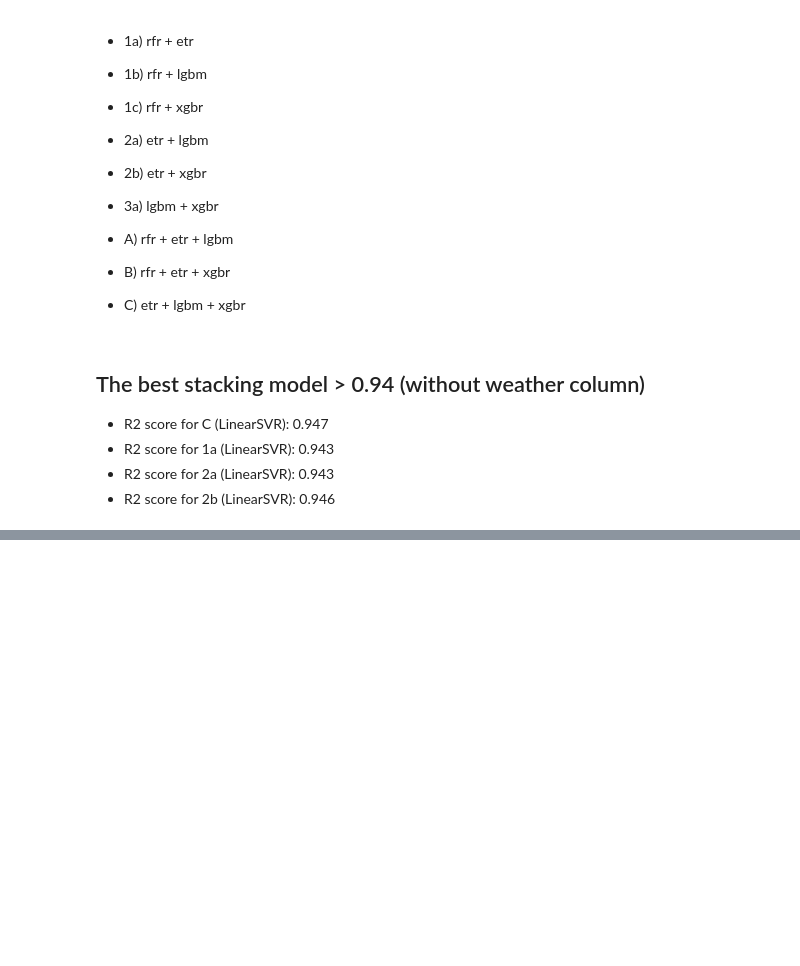
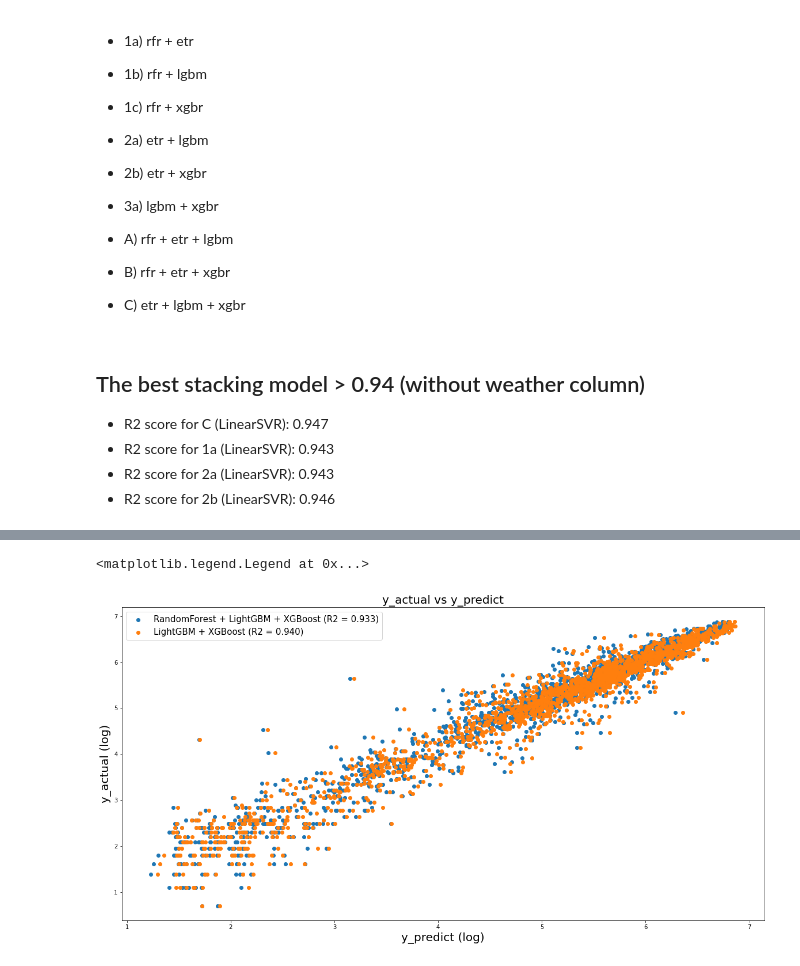
Before and after one commit to RudyBourez/Bike_Sharing_API, a Jupyter notebook: Modèles/Stacking_ML_no_weather.ipynb, the cells around one changed output, grey strips where cells are left out. Saved outputs shown, nothing was run; the diff lists cells and outputs as text; code cells hidden in the pictures; blank space fills up the shorter version.

```diff
--- a/Modèles/Stacking_ML_no_weather.ipynb
+++ b/Modèles/Stacking_ML_no_weather.ipynb
@@ -814,6 +851,8 @@ R2 score for C (RidgeCV): 0.929
 # %% [markdown]
 ## LinearSVR for 3 algo
 # %%
+from sklearn.svm import LinearSVR
+
 # define meta learner model
 level1 = LinearSVR()
 
@@ -821,17 +860,20 @@ level1 = LinearSVR()
 model_A_LinearSVR = StackingRegressor(estimators=level0_A, final_estimator=level1)
 model_B_LinearSVR = StackingRegressor(estimators=level0_B, final_estimator=level1)
 model_C_LinearSVR = StackingRegressor(estimators=level0_C, final_estimator=level1)
+model_D_LinearSVR = StackingRegressor(estimators=level0_D, final_estimator=level1)
 
 
 # fit the model on all available data
 model_A_LinearSVR.fit(X_train, y_train)
 model_B_LinearSVR.fit(X_train, y_train)
 model_C_LinearSVR.fit(X_train, y_train)
+model_D_LinearSVR.fit(X_train, y_train)
 
 # Get score for each models
 score_A_LinearSVR = model_A_LinearSVR.score(X_test, y_test)
 score_B_LinearSVR = model_B_LinearSVR.score(X_test, y_test)
 score_C_LinearSVR = model_C_LinearSVR.score(X_test, y_test)
+score_D_LinearSVR = model_D_LinearSVR.score(X_test, y_test)
 # %% [output]
 Liblinear failed to converge, increase the number of iterations.
 
@@ -966,0 +1062,14 @@ plt.legend(fontsize=15)
+# %%
+
+y_pred_D_linearSVR = model_D_LinearSVR.predict(X_test)
+y_pred_3a_linearSVR = model_3a_LinearSVR.predict(X_test)
+
+
+plot_y_no_etr = pd.DataFrame(data=y_test, columns=['y_test'])
+
+plot_y_no_etr['y_test']=y_test
+plot_y_no_etr['y_pred_D_LinearSVR']=y_pred_D_linearSVR
+plot_y_no_etr['y_pred_3a_LinearSVR']=y_pred_3a_linearSVR
+
+
+plot_y_no_etr
@@ -966,0 +1090,11 @@ plt.legend(fontsize=15)
+# %%
+plt.scatter(plot_y_no_etr['y_pred_D_LinearSVR'], plot_y_no_etr['y_test'],label="RandomForest + LightGBM + XGBoost (R2 = %0.3f)" % score_D_LinearSVR)
+plt.scatter(plot_y_no_etr['y_pred_3a_LinearSVR'], plot_y_no_etr['y_test'],label="LightGBM + XGBoost (R2 = %0.3f)" % score_3a_LinearSVR)
+
+plt.title('y_actual vs y_predict', fontsize=20)
+plt.xlabel('y_predict (log)', fontsize=20)
+plt.ylabel('y_actual (log)', fontsize=20)
+plt.legend(fontsize=15)
+# %% [output]
+<matplotlib.legend.Legend at 0x...>
+[figure, added]
```
Also changed, not shown: parts of 26 cells of this notebook, 1 other file.
